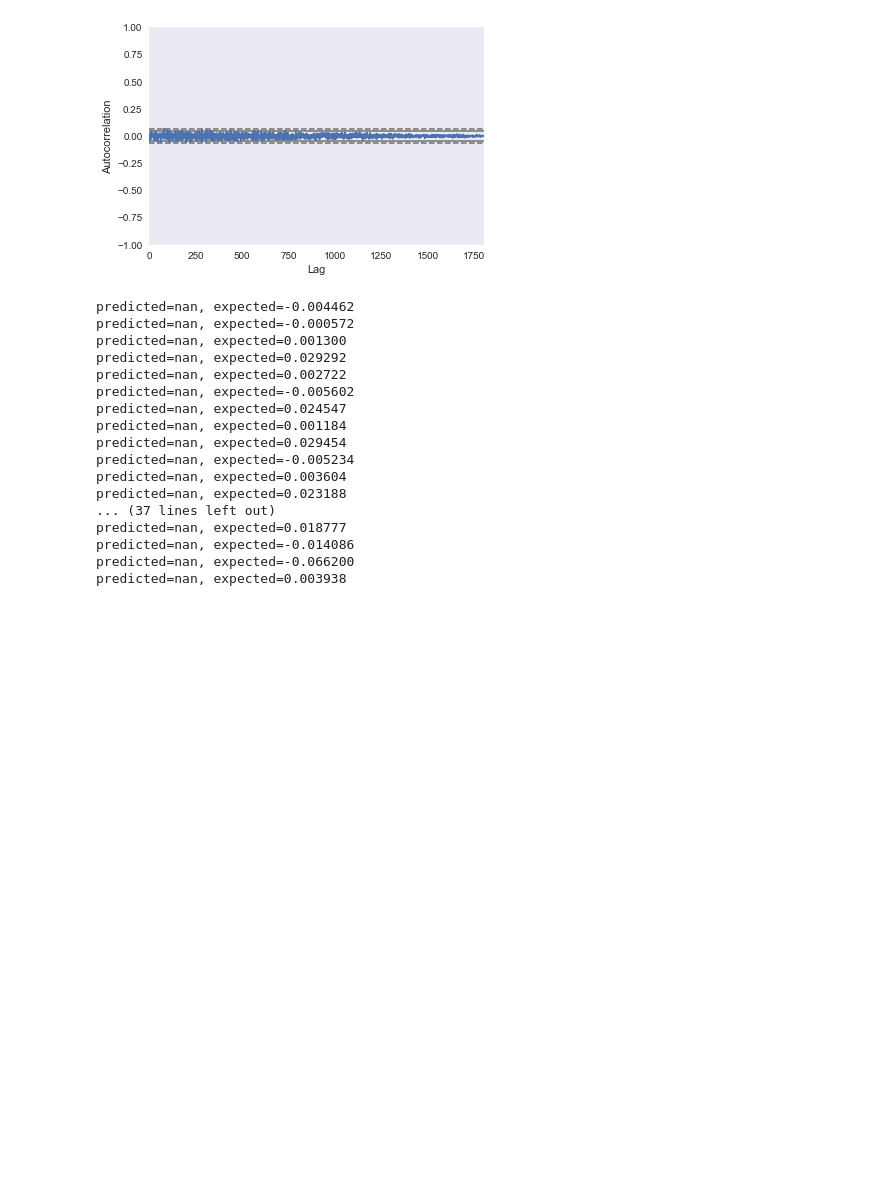
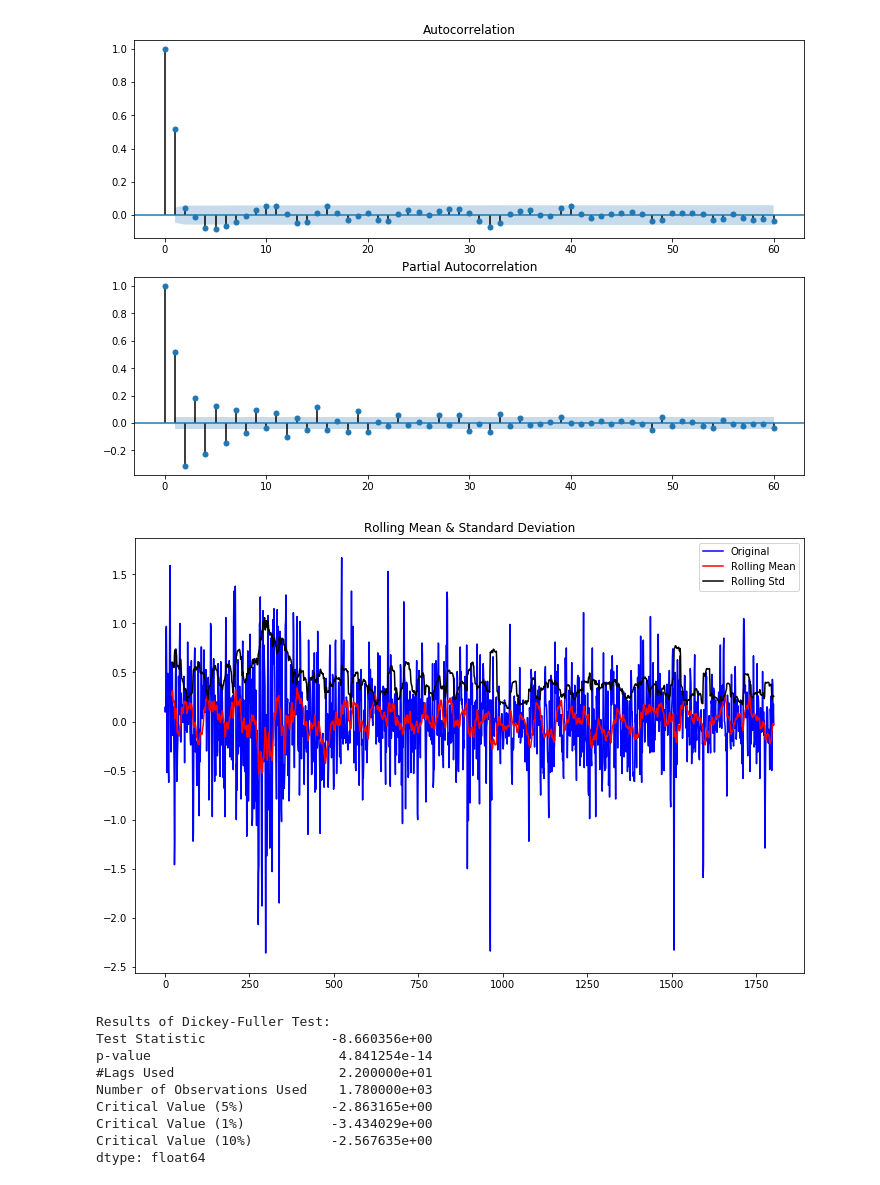
Before and after one commit to gautamc1106/financial_modelling, a Jupyter notebook: modeling.ipynb, the cells around one changed output. Saved outputs shown, nothing was run; the diff lists cells and outputs as text; code cells hidden in the pictures; blank space fills up the shorter version.

```diff
--- a/modeling.ipynb
+++ b/modeling.ipynb
@@ -17,11 +17,5 @@ df['tsla_close'].plot()
 # %%
 def gm_returns(col):
     gm_returns = np.log(df[col]).diff()
-    gm_returns.plot()
+    #gm_returns.plot()
     return gm_returns
-# %%
-import statsmodels as sm
-decomposition = sm.tsa.seasonal.seasonal_decompose(df['tsla_close'].values, freq=12)
-fig = plt.figure()
-fig = decomposition.plot()
-fig.set_size_inches(15, 8)
@@ -59,6 +51,6 @@ import statsmodels.api
 def acf_pacf(series):
     fig = plt.figure(figsize=(12,8))
     ax1 = fig.add_subplot(211)
-    fig = statsmodels.graphics.tsaplots.plot_acf(series, lags=40, ax=ax1)
+    fig = statsmodels.graphics.tsaplots.plot_acf(series, lags=60, ax=ax1)
     ax2 = fig.add_subplot(212)
-    fig = statsmodels.graphics.tsaplots.plot_pacf(series, lags=40, ax=ax2)
+    fig = statsmodels.graphics.tsaplots.plot_pacf(series, lags=60, ax=ax2)
@@ -71,11 +57,3 @@ acf_pacf(df['tsla_close'].values)
-# %%
-from pandas.tools.plotting import autocorrelation_plot
-
-
-autocorrelation_plot(gm_tsla)
-plt.show()
-# %% [output]
-[figure, removed]
 # %%
 from matplotlib import pyplot
 from statsmodels.tsa.arima_model import ARIMA
@@ -103,23 +82,3 @@ def ARIMA(series):
     pyplot.plot(test)
     pyplot.plot(predictions, color='red')
     pyplot.show()
-# %%
-ARIMA(gm_tsla.values)
-# %% [output]
-predicted=nan, expected=-0.004462
-predicted=nan, expected=-0.000572
-predicted=nan, expected=0.001300
-predicted=nan, expected=0.029292
-predicted=nan, expected=0.002722
-predicted=nan, expected=-0.005602
-predicted=nan, expected=0.024547
-predicted=nan, expected=0.001184
-predicted=nan, expected=0.029454
-predicted=nan, expected=-0.005234
-predicted=nan, expected=0.003604
-predicted=nan, expected=0.023188
-... (37 lines left out)
-predicted=nan, expected=0.018777
-predicted=nan, expected=-0.014086
-predicted=nan, expected=-0.066200
-predicted=nan, expected=0.003938
@@ -127,0 +85,23 @@ df
+# %%
+def testing_all(col, shift):
+    stat_ts = pd.Series()
+    gm = gm_returns(col).iloc[1:]
+    stat_ts = df[col] - df[col].shift(shift)
+    acf_pacf(stat_ts[shift:].values)
+    test_stationarity(stat_ts[shift:].values)
+    return stat_ts.iloc[shift:]
+# %%
+col = 'abb_close'
+res = testing_all(col,2)
+# %% [output]
+[figure, added]
+[figure, added]
+Results of Dickey-Fuller Test:
+Test Statistic                -8.660356e+00
+p-value                        4.841254e-14
+#Lags Used                     2.200000e+01
+Number of Observations Used    1.780000e+03
+Critical Value (5%)           -2.863165e+00
+Critical Value (1%)           -3.434029e+00
+Critical Value (10%)          -2.567635e+00
+dtype: float64
```
Also changed, not shown: parts of 10 cells of this notebook, 5 other files.
